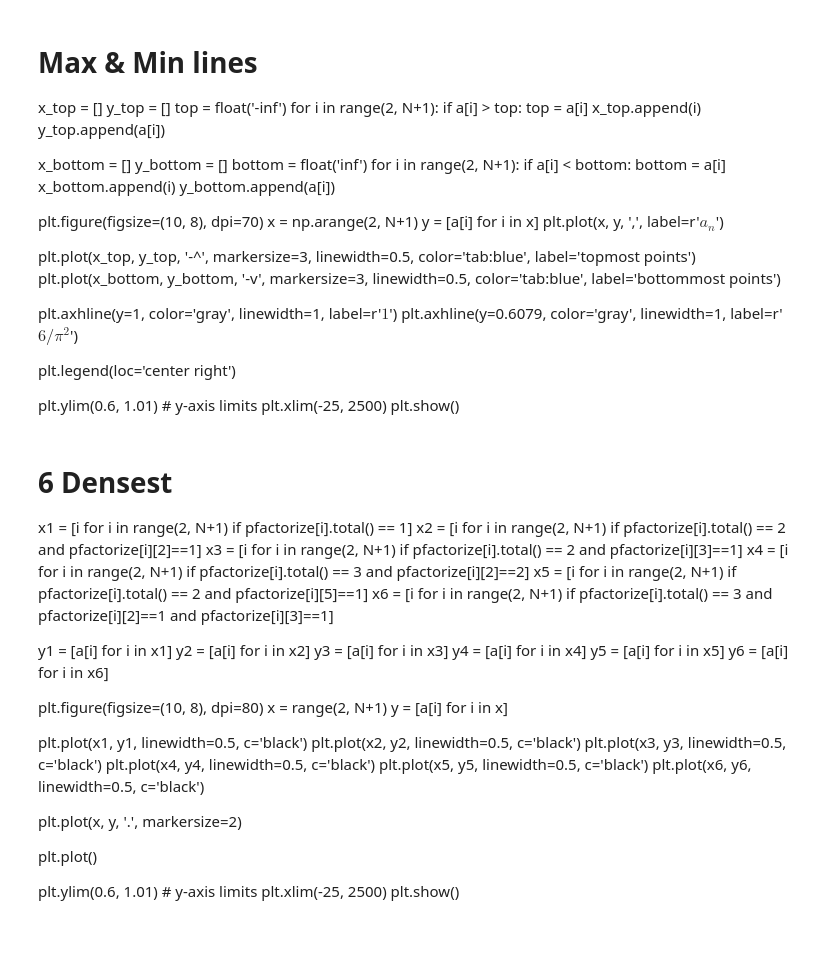
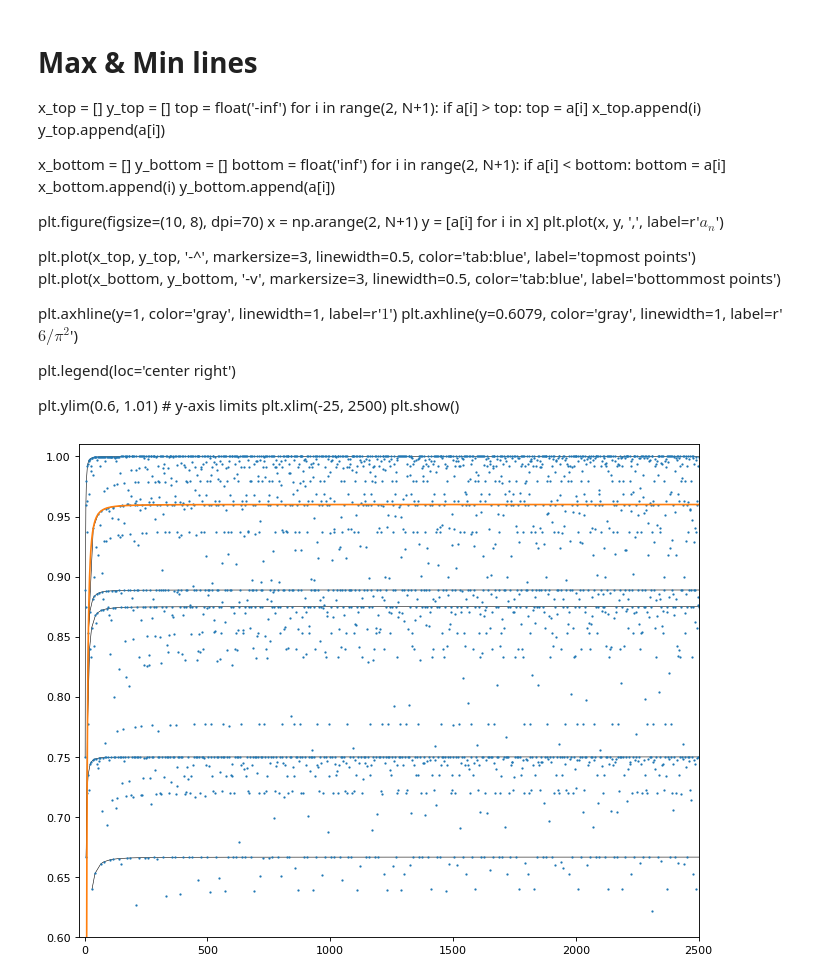
Before and after one commit to zh0ngy1l1/extended_essay, a Jupyter notebook: extended_essay/testing/get_graph.ipynb, the cells around one changed output. Drawn from its saved outputs; the diff is of its cells as text; code cells hidden in the pictures; blank space fills up the shorter version.

```diff
--- a/extended_essay/testing/get_graph.ipynb
+++ b/extended_essay/testing/get_graph.ipynb
@@ -135,37 +129,41 @@ plt.legend(loc='center right')
 plt.ylim(0.6, 1.01)  # y-axis limits
 plt.xlim(-25, 2500)
 plt.show()
-# %% [markdown]
-# 6 Densest
-x1  = [i for i in range(2, N+1) if pfactorize[i].total() == 1]
-x2  = [i for i in range(2, N+1) if pfactorize[i].total() == 2 and pfactorize[i][2]==1]
-x3  = [i for i in range(2, N+1) if pfactorize[i].total() == 2 and pfactorize[i][3]==1]
-x4  = [i for i in range(2, N+1) if pfactorize[i].total() == 3 and pfactorize[i][2]==2]
-x5  = [i for i in range(2, N+1) if pfactorize[i].total() == 2 and pfactorize[i][5]==1]
-x6  = [i for i in range(2, N+1) if pfactorize[i].total() == 3 and pfactorize[i][2]==1 and pfactorize[i][3]==1]
-
-y1  = [a[i] for i in x1]
-y2  = [a[i] for i in x2]
-y3  = [a[i] for i in x3]
-y4  = [a[i] for i in x4]
-y5  = [a[i] for i in x5]
-y6  = [a[i] for i in x6]
-
-plt.figure(figsize=(10, 8), dpi=80)
-x = range(2, N+1)
-y = [a[i] for i in x]
-
-plt.plot(x1, y1, linewidth=0.5, c='black')
-plt.plot(x2, y2, linewidth=0.5, c='black')
-plt.plot(x3, y3, linewidth=0.5, c='black')
-plt.plot(x4, y4, linewidth=0.5, c='black')
-plt.plot(x5, y5, linewidth=0.5, c='black')
-plt.plot(x6, y6, linewidth=0.5, c='black')
-
-plt.plot(x, y, '.', markersize=2)
-
-plt.plot()
-
-plt.ylim(0.6, 1.01)  # y-axis limits
-plt.xlim(-25, 2500)
-plt.show()
+# %%
+# 6 Densest
+x1  = [i for i in range(2, N+1) if pfactorize[i].total() == 1]
+x2  = [i for i in range(2, N+1) if pfactorize[i].total() == 2 and pfactorize[i][2]==1]
+x3  = [i for i in range(2, N+1) if pfactorize[i].total() == 2 and pfactorize[i][3]==1]
+x4  = [i for i in range(2, N+1) if pfactorize[i].total() == 3 and pfactorize[i][2]==2]
+x5  = [i for i in range(2, N+1) if pfactorize[i].total() == 2 and pfactorize[i][5]==1]
+x6  = [i for i in range(2, N+1) if pfactorize[i].total() == 3 and pfactorize[i][2]==1 and pfactorize[i][3]==1]
+
+y1  = [a[i] for i in x1]
+y2  = [a[i] for i in x2]
+y3  = [a[i] for i in x3]
+y4  = [a[i] for i in x4]
+y5  = [a[i] for i in x5]
+y6  = [a[i] for i in x6]
+
+plt.figure(figsize=(10, 8), dpi=80)
+x = np.arange(2, N+1)
+y = [a[i] for i in x]
+
+plt.plot(x1, y1, linewidth=0.5, c='black')
+plt.plot(x2, y2, linewidth=0.5, c='black')
+plt.plot(x3, y3, linewidth=0.5, c='black')
+plt.plot(x4, y4, linewidth=0.5, c='black')
+plt.plot(x5, y5, linewidth=0.5, c='black')
+plt.plot(x6, y6, linewidth=0.5, c='black')
+
+plt.plot(x, y, '.', markersize=2)
+plt.plot(x, a[5]-phi[5]*sigma[5]/x**2)
+
+
+plt.plot()
+
+plt.ylim(0.6, 1.01)  # y-axis limits
+plt.xlim(-25, 2500)
+plt.show()
+# %% [output]
+[figure, added]
```
Also changed, not shown: parts of 5 cells of this notebook, 5 other files.
